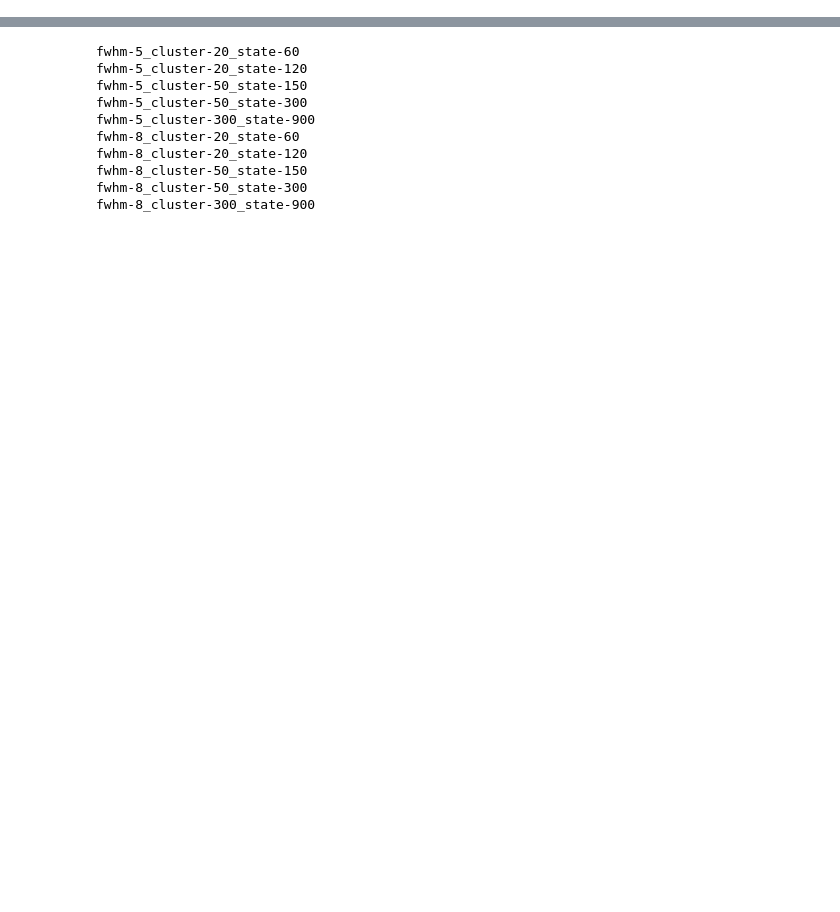
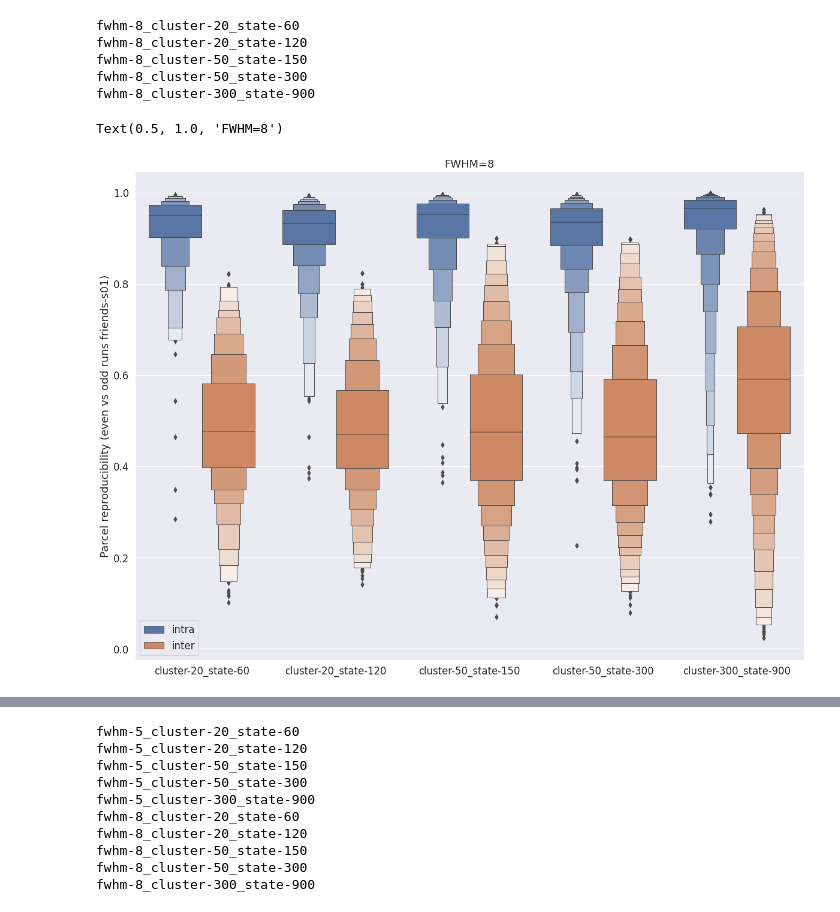
Before and after one commit to courtois-neuromod/cneuromod_embeddings, a Jupyter notebook: fig_repro_friends-s01.ipynb, the cells around one changed output, grey strips where cells are left out. Drawn from its saved outputs; the diff is of its cells as text; code cells hidden in the pictures; blank space fills up the shorter version.

```diff
--- a/fig_repro_friends-s01.ipynb
+++ b/fig_repro_friends-s01.ipynb
@@ -7,0 +67,17 @@ root_data = '/data/cisl/pbellec/cneuromod_embeddings/xp_202012/friends-s01_repro
+# %%
+list_keys = parameter_keys([8])
+val, all_label, type_comp = load_repro(root_data, list_keys)
+sns.set_theme(style="whitegrid")
+sns.set(font_scale=1.5)
+fig = plt.figure(figsize=(20, 15))
+sns.boxenplot(x=all_label, y=val, hue=type_comp, scale='area')
+plt.ylabel('Parcel reproducibility (even vs odd runs friends-s01)')
+plt.title('FWHM=8')
+# %% [output]
+fwhm-8_cluster-20_state-60
+fwhm-8_cluster-20_state-120
+fwhm-8_cluster-50_state-150
+fwhm-8_cluster-50_state-300
+fwhm-8_cluster-300_state-900
+Text(0.5, 1.0, 'FWHM=8')
+[figure, added]
```
Also changed, not shown: parts of 18 cells of this notebook, 1 other file.
